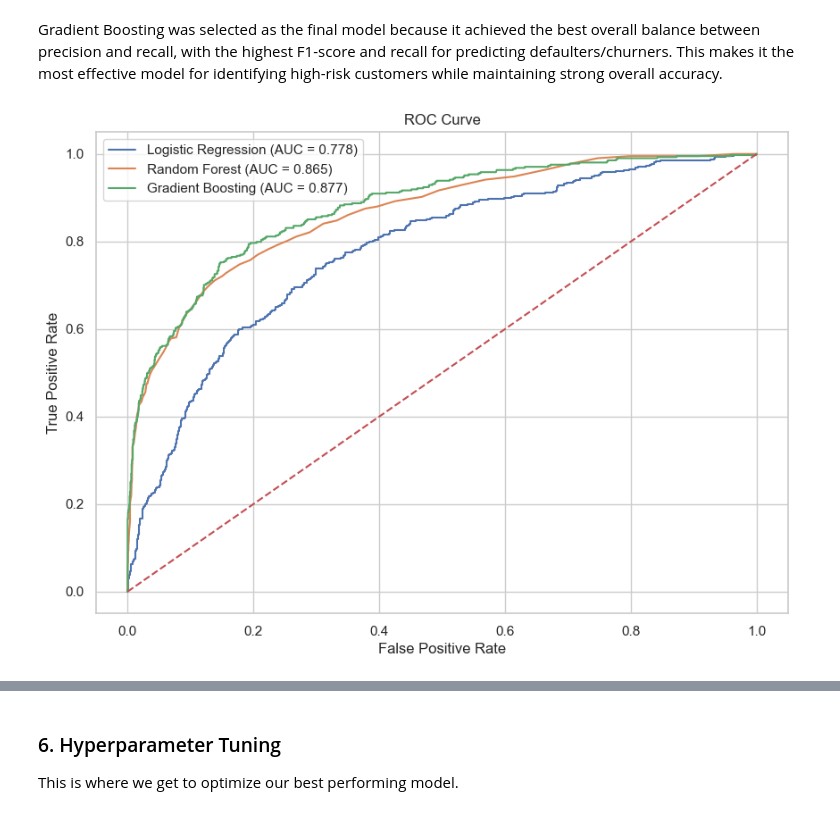
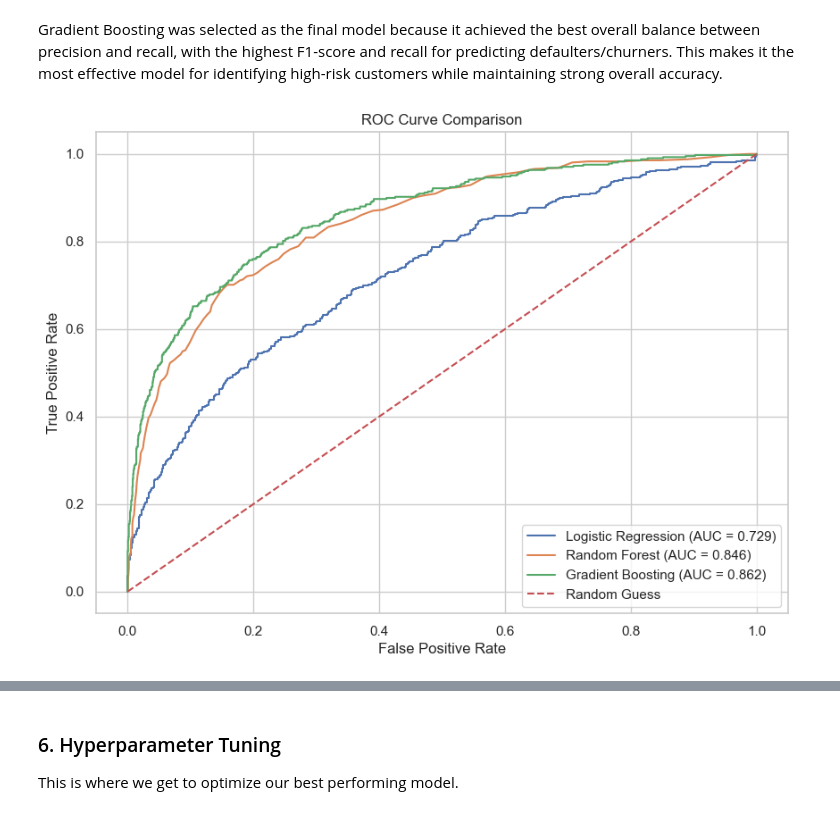
Before and after one commit to priscamwende/Machine_learning-capstone, a Jupyter notebook: ml_capstone.ipynb, the cells around one changed output, grey strips where cells are left out. Saved outputs shown, nothing was run; the diff lists cells and outputs as text; code cells hidden in the pictures.

```diff
--- a/ml_capstone.ipynb
+++ b/ml_capstone.ipynb
@@ -456,0 +458,5 @@ Testing Shape: (2000, 16)
+# %%
+from imblearn.over_sampling import SMOTE
+smote = SMOTE(random_state=42)
+
+X_train_smote, y_train_smote = smote.fit_resample(X_train, y_train)
@@ -457,10 +477,9 @@ Testing Shape: (2000, 16)
 # %% [markdown]
 #### Feature scaling
 # %%
-
 scaler = StandardScaler()
 
-X_train_scaled = scaler.fit_transform(X_train)
+X_train_smote_scaled = scaler.fit_transform(X_train_smote)
 X_test_scaled = scaler.transform(X_test)
 # %% [markdown]
 ## 5. Modelling
@@ -556,30 +621,62 @@ weighted avg       0.87      0.87      0.86      2000
 # %% [markdown]
 Gradient Boosting was selected as the final model because it achieved the best overall balance between precision and recall, with the highest F1-score and recall for predicting defaulters/churners. This makes it the most effective model for identifying high-risk customers while maintaining strong overall accuracy.
 # %%
-# Plot ROC curves
-plt.figure(figsize=(10,7))
+# Import ROC curve functions
+from sklearn.metrics import roc_curve, roc_auc_score
 
+# Create the plotting figure
+plt.figure(figsize=(10, 7))
+
+# Loop through all trained models
 for name, model in models.items():
 
+    # Logistic Regression uses scaled test data because it was trained on scaled SMOTE data
     if name == "Logistic Regression":
+
+        # Get probability predictions for the positive class
         probs = model.predict_proba(X_test_scaled)[:, 1]
+
+    # Tree-based models use original test data
     else:
+
+        # Get probability predictions for the positive class
         probs = model.predict_proba(X_test)[:, 1]
 
+    # Calculate False Positive Rate and True Positive Rate
     fpr, tpr, _ = roc_curve(y_test, probs)
+
+    # Calculate ROC-AUC score
     auc = roc_auc_score(y_test, probs)
 
-    plt.plot(fpr, tpr, label=f"{name} (AUC = {auc:.3f})")
+    # Plot ROC curve for each model
+    plt.plot(
+        fpr,
+        tpr,
+        label=f"{name} (AUC = {auc:.3f})"
+    )
 
-plt.plot([0,1], [0,1], linestyle='--')
+# Plot the random prediction baseline
+plt.plot(
+    [0, 1],
+    [0, 1],
+    linestyle='--',
+    label='Random Guess'
+)
 
+# Add axis labels
 plt.xlabel("False Positive Rate")
+
 plt.ylabel("True Positive Rate")
-plt.title("ROC Curve")
+
+# Add plot title
+plt.title("ROC Curve Comparison")
+
+# Display legend
 plt.legend()
 
+# Display the plot
 plt.show()
 # %% [output]
-[figure, old version]
+[figure, new version]
 # %%
 # Set figure size for better visibility of the Precision-Recall curves
```
Also changed, not shown: parts of 25 cells of this notebook, 2 other files.
